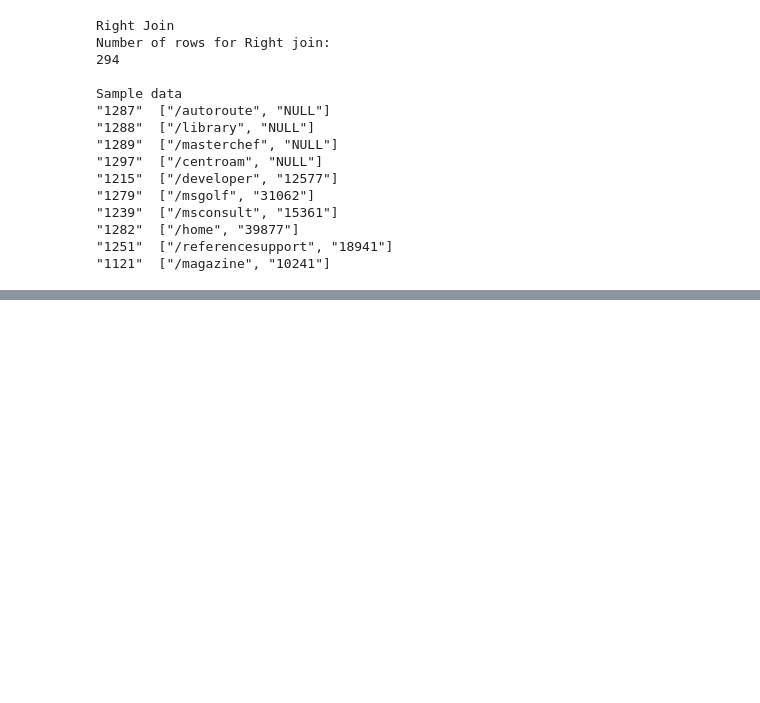
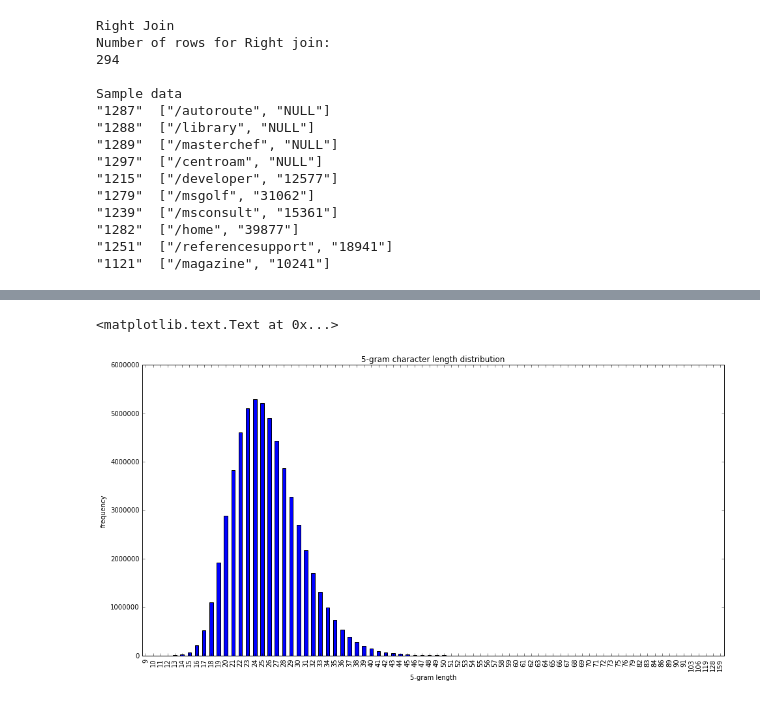
Before and after one commit to hchandaria/UCB_MIDS_W261, a Jupyter notebook: hw5/MIDS-W261-2016-HWK-Assignment5-Chandaria.ipynb, the cells around one changed output, grey strips where cells are left out. Saved outputs shown, nothing was run; the diff lists cells and outputs as text; code cells hidden in the pictures; blank space fills up the shorter version.

```diff
--- a/hw5/MIDS-W261-2016-HWK-Assignment5-Chandaria.ipynb
+++ b/hw5/MIDS-W261-2016-HWK-Assignment5-Chandaria.ipynb
@@ -215,0 +623,16 @@ Sample data
+# %%
+import pandas as pd
+import matplotlib.pyplot as plt
+
+plt.rcParams['figure.figsize'] = 16, 8  # plotsize
+
+df = pd.read_csv('./output/distribution_all.out',sep='\t',header=None)
+df.columns = ['length','frequency']
+df = df.sort('length')
+df = df.set_index('length')
+my_plot = df.plot(kind='bar',legend=None,title="5-gram character length distribution")
+my_plot.set_xlabel("5-gram length")
+my_plot.set_ylabel("frequency")
+# %% [output]
+<matplotlib.text.Text at 0x...>
+[figure, added]
```
Also changed, not shown: parts of 46 cells of this notebook, 1 other file.
